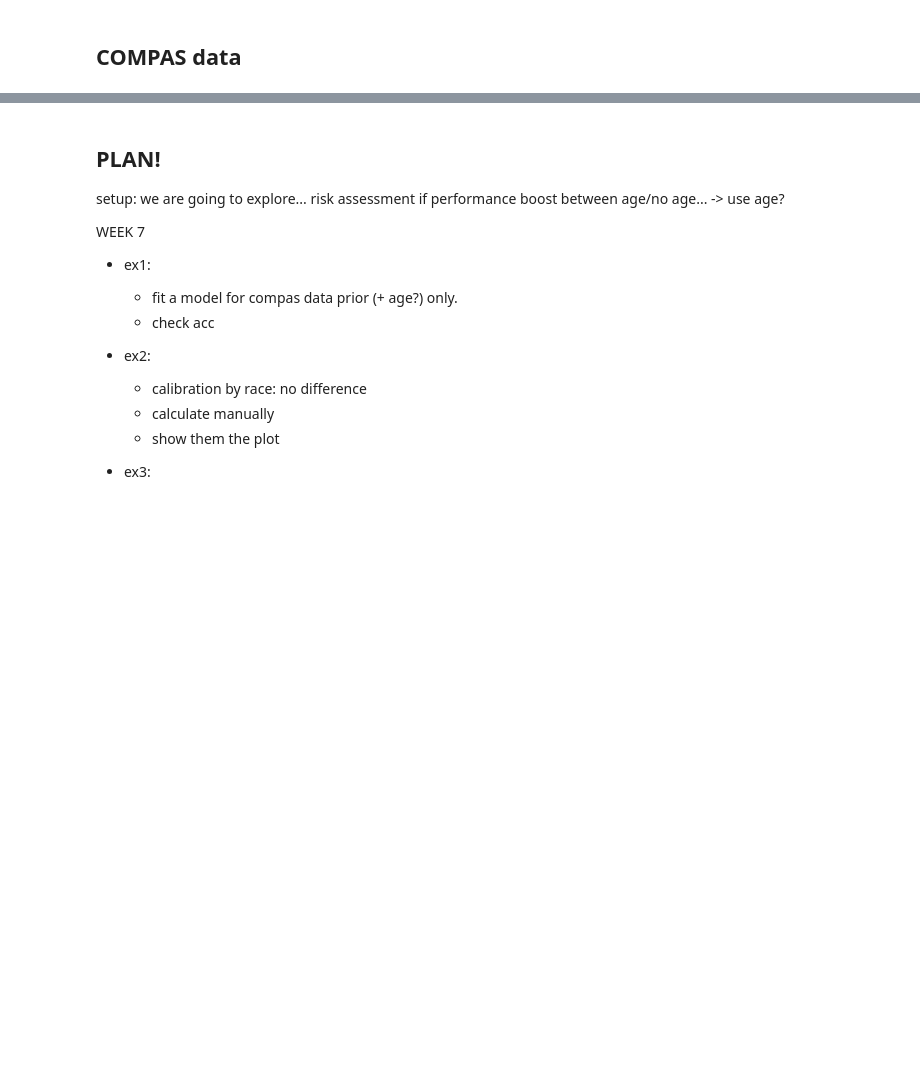
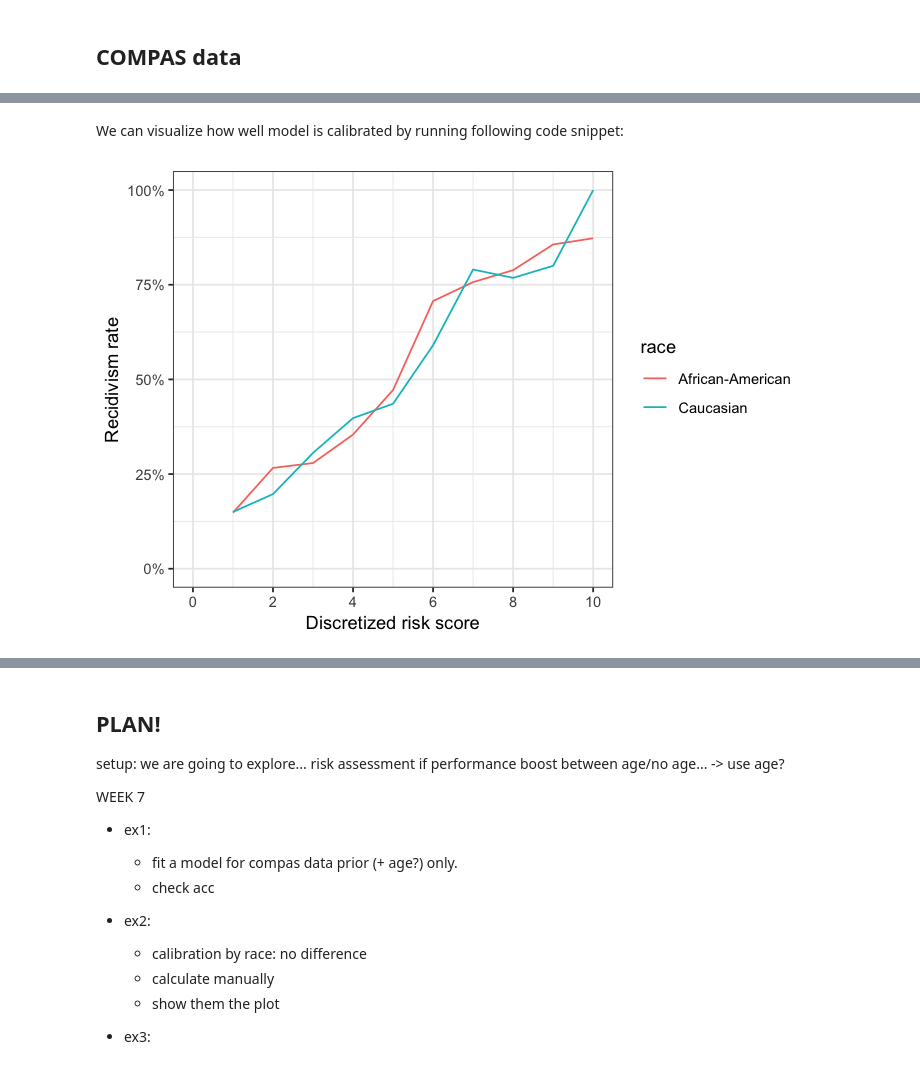
Before and after one commit to stanford-policylab/law-order-algo, a Jupyter notebook: notebooks/week-7-fairness_1-answers.ipynb, the cells around one changed output, grey strips where cells are left out. Cells and saved outputs as stored; diff of their text form; code cells hidden in the pictures; blank space fills up the shorter version.

```diff
--- a/notebooks/week-7-fairness_1-answers.ipynb
+++ b/notebooks/week-7-fairness_1-answers.ipynb
@@ -96,0 +57,17 @@ In this notebook, we will examine some of their claims and aspects of fairness d
+# %%
+# WRITE CODE HERE
+# START solution
+compas_df <- compas_df %>%
+    mutate(
+        risk = predict(recid_model, type="response"),
+        pred_recid = risk >= 0.5,
+        compas_pred_recid = recid_score >= 4
+    )
+
+# Calculate accuracy
+compas_df %>%
+    summarize(
+        accuracy = mean(pred_recid == is_recid),
+        compas_accuracy = mean(compas_pred_recid == is_recid)
+    )
+# END solution
@@ -96,0 +93,16 @@ In this notebook, we will examine some of their claims and aspects of fairness d
+# %%
+# Calculate discretized risk score
+
+calibration_by_race = compas_df %>%
+# WRITE CODE HERE
+# START solution
+    mutate(predicted_risk_score = round(risk * 10)) %>%
+    group_by(race, predicted_risk_score) %>%
+    summarize(
+        recidivism_rate = mean(is_recid)
+    )
+# END solution
+
+# Put the recidivism rates of different races side by side
+calibration_by_race %>%
+    spread(race, recidivism_rate)
@@ -96,0 +123,15 @@ In this notebook, we will examine some of their claims and aspects of fairness d
+# %% [markdown]
+We can visualize how well model is calibrated by running following code snippet:
+# %%
+# Calibration plot
+options(repr.plot.width = 6, repr.plot.height = 4)
+ggplot(calibration_by_race, aes(x=predicted_risk_score, y=recidivism_rate, color=race)) +
+    geom_line() +
+    scale_y_continuous(labels = scales::percent_format(1), limits=c(0, 1))+
+    scale_x_continuous(breaks=seq(0, 10, 2), limits=c(0, 10))+
+    labs(
+        x = "Discretized risk score",
+        y = "Recidivism rate"
+    )
+# %% [output]
+[figure, added]
```
Also changed, not shown: parts of 36 cells of this notebook.
